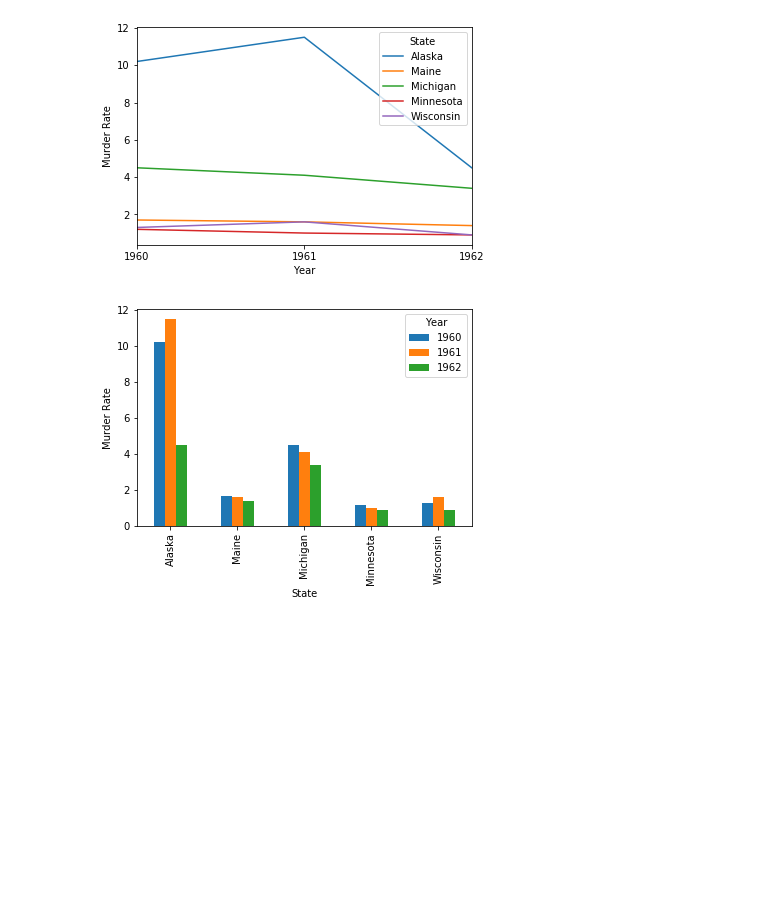
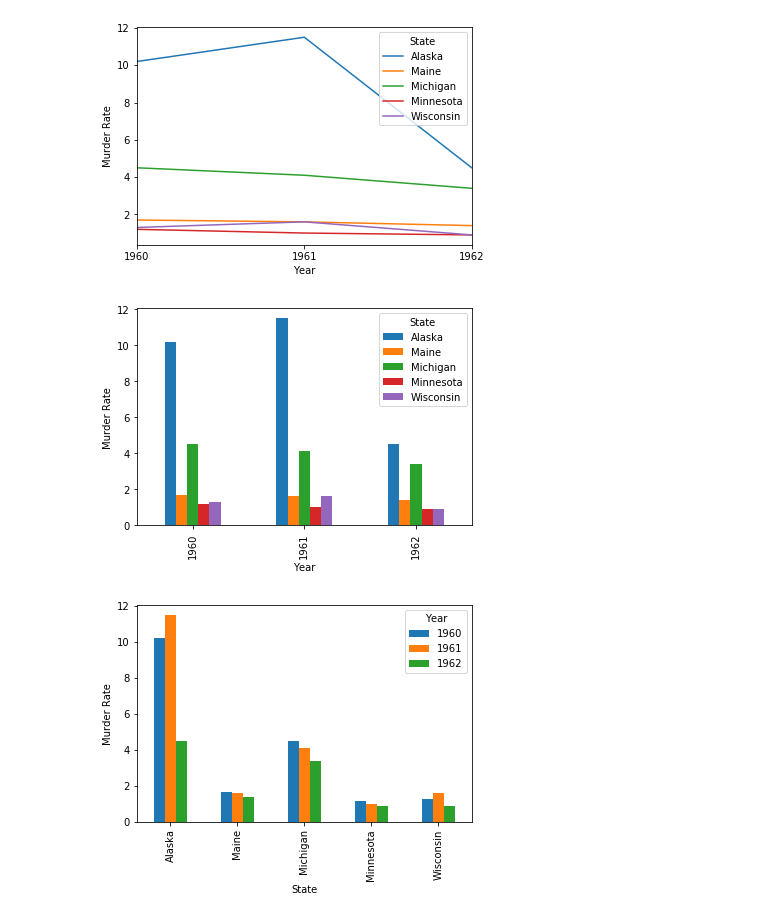
Before and after one commit to vijeeshtp/pandas1, a Jupyter notebook: Untitled.ipynb, the cells around one changed output. Cells and saved outputs as stored; diff of their text form; code cells hidden in the pictures; blank space fills up the shorter version.

```diff
--- a/Untitled.ipynb
+++ b/Untitled.ipynb
@@ -1253,6 +1354,11 @@ ax.set_ylabel('Murder Rate')
 # %% [output]
 Text(0, 0.5, 'Murder Rate')
 [figure]
+# %%
+ax = df.plot(kind='bar')
+ylab = ax.set_ylabel('Murder Rate')
+# %% [output]
+[figure, added]
 # %%
 ax = df.T.plot(kind='bar')
 ylab = ax.set_ylabel('Murder Rate')
```
Also changed, not shown: parts of 22 cells of this notebook, 1 other file.
